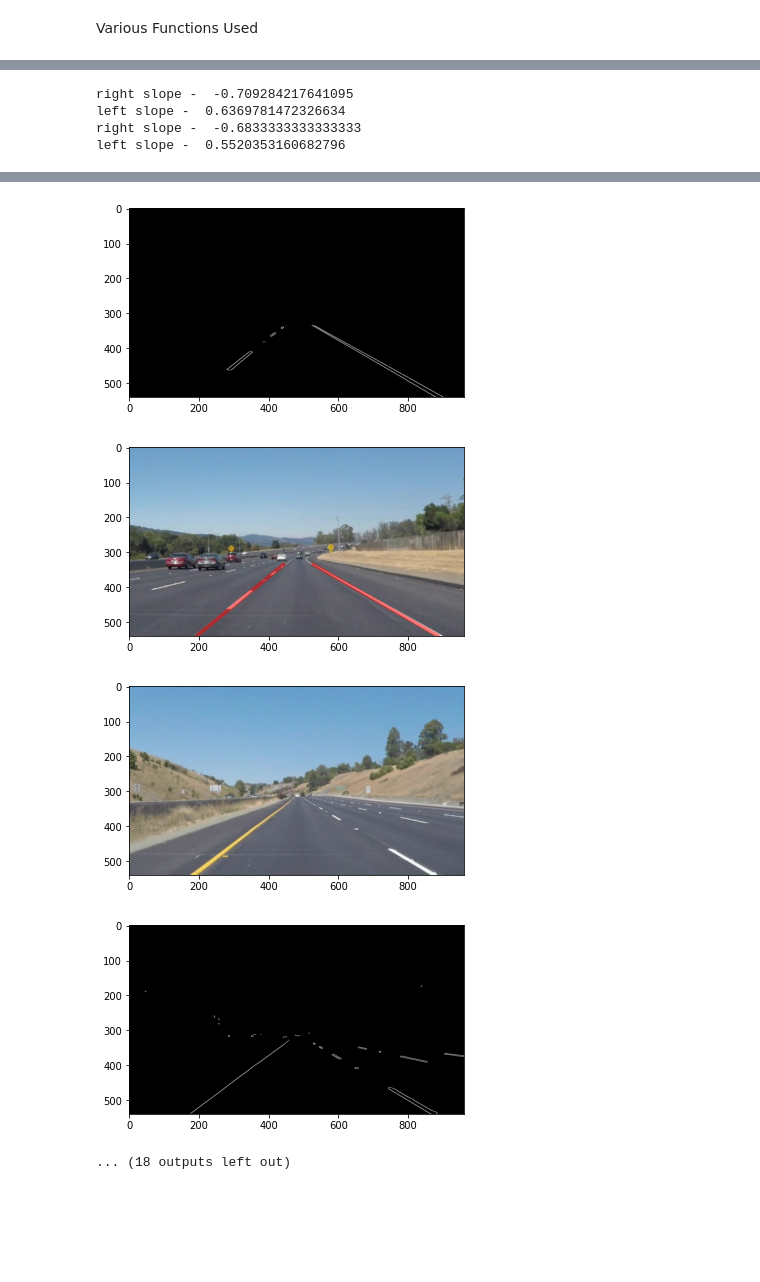
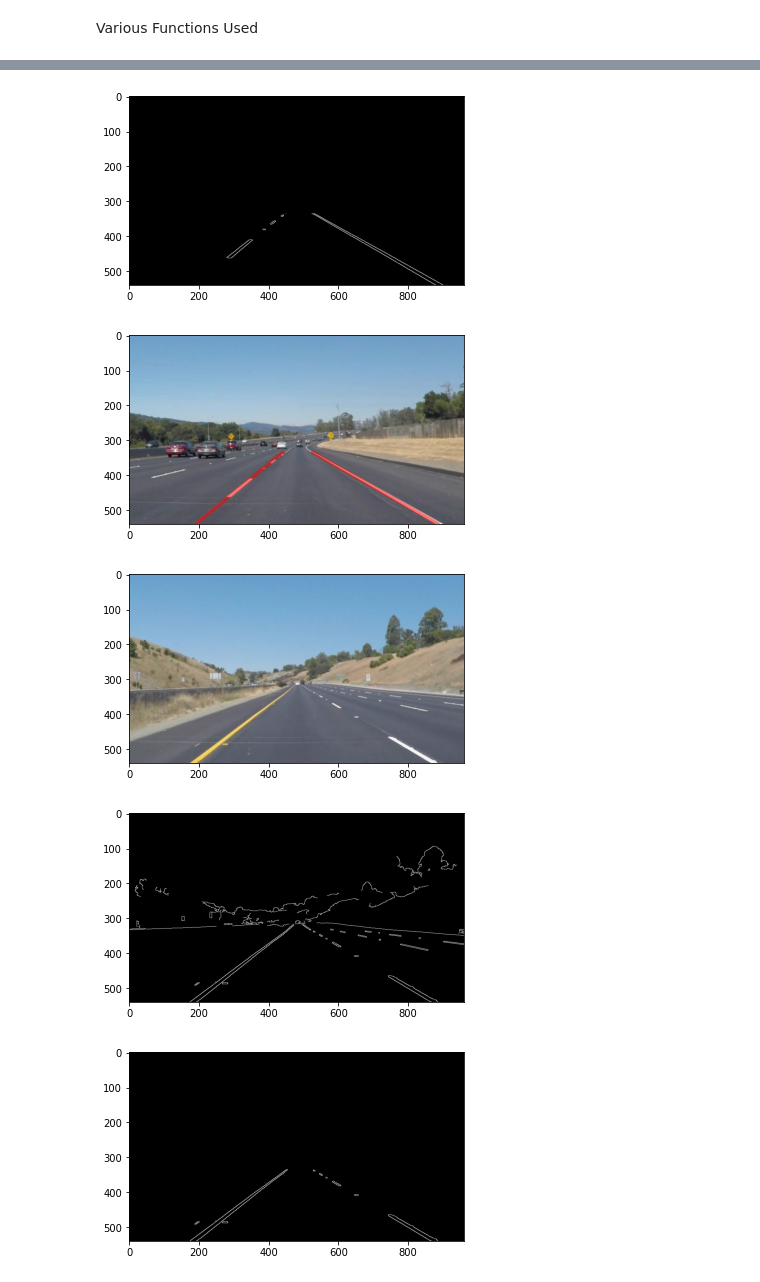
Before and after one commit to Charan-14/Lane-Finder, a Jupyter notebook: Lane_finder.ipynb, the cells around one changed output, grey strips where cells are left out. Cells and saved outputs as stored; diff of their text form; code cells hidden in the pictures; blank space fills up the shorter version.

```diff
--- a/Lane_finder.ipynb
+++ b/Lane_finder.ipynb
@@ -176,10 +196,6 @@ for files in os.listdir(path_folder):
     plt.figure()
     plt.imshow(lanes)
 
-#print(lanes.shape)
-
-#parameterTuning()
-
     #Converting to grayscale for edge detection
     grey = cv.cvtColor(lanes, cv.COLOR_BGR2GRAY)
 
@@ -188,10 +204,14 @@ for files in os.listdir(path_folder):
     gaussBlur = cv.GaussianBlur(grey, (kernel,kernel), 0)
 
     #Best threshold values found after tuning on multiple test images.
-    lowerThreshold = 300 # below which..
-    upperThreshold = 400 # above which..
-    #cv.line(gaussBlur,(140,539),(225,539),(255,0,0),5)
-    #cv.line(gaussBlur,(890,539),(800,539),(255,0,0),5)
+    if height_img ==720:
+        lowerThreshold = 250 # below which edges do not exist
+        upperThreshold = 500 # above which edges sure to exist
+    else:
+        lowerThreshold = 100 # below which edges do not exist
+        upperThreshold = 300 # above which edges are sure to exist(between these values edges depends on their connectivity)
+
+    # Using Canny edge Detection for finding edges of lanes
     edges = cv.Canny(gaussBlur, lowerThreshold, upperThreshold)
     plt.figure()
     plt.imshow(edges, cmap='gray')
@@ -201,7 +221,7 @@ for files in os.listdir(path_folder):
     plt.figure()
     plt.imshow(roi, cmap='gray')
 
-    # Drawing the longest lines for each lane
+    # Drawing single line on both lanes
     drawLines()
 
     # Reducing Intensity of the drawn lines
@@ -225,5 +235 @@ left slope -  0.5829110775122739
-right slope -  -0.709284217641095
-left slope -  0.6369781472326634
-right slope -  -0.6833333333333333
-left slope -  0.5520353160682796
 [figure]
@@ -235,5 +241,5 @@ left slope -  0.5520353160682796
 [figure]
 [figure]
 [figure]
-[figure, old version]
+[figure, new version]
-... (18 outputs left out)
+[figure, added]
```
Also changed, not shown: parts of 7 cells of this notebook.
